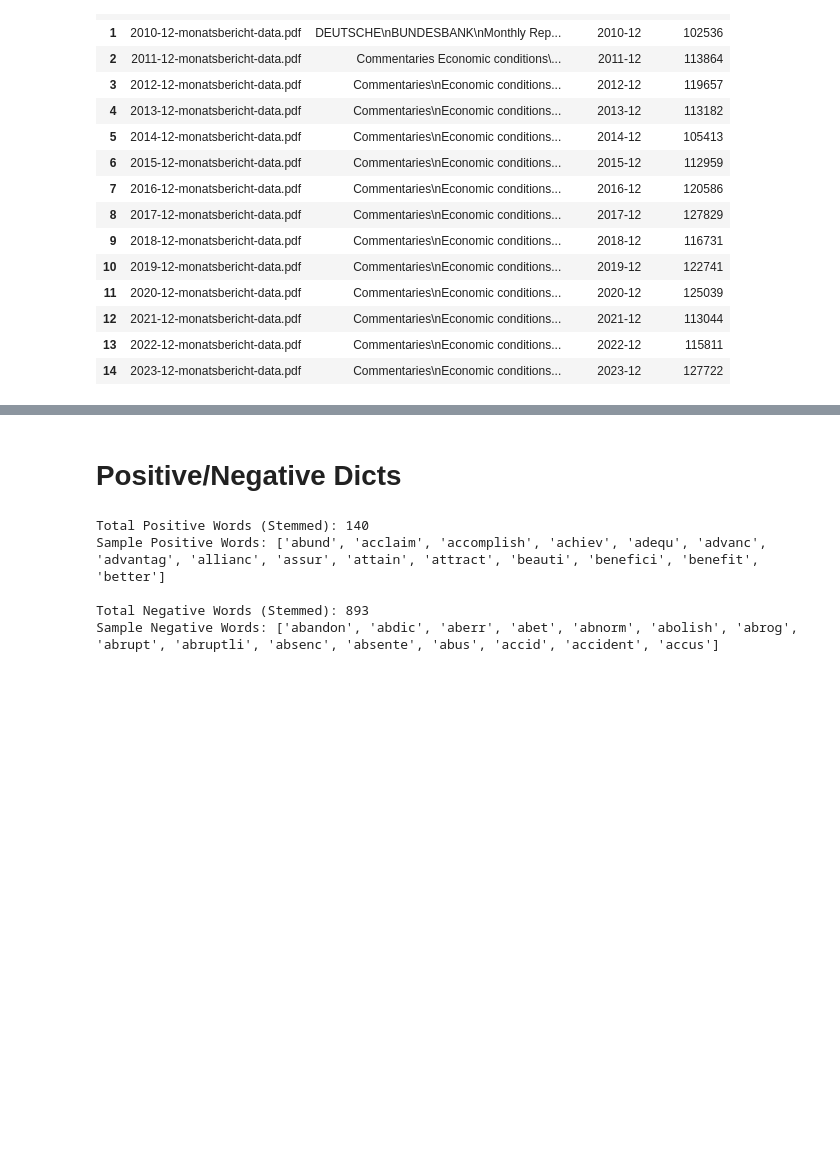
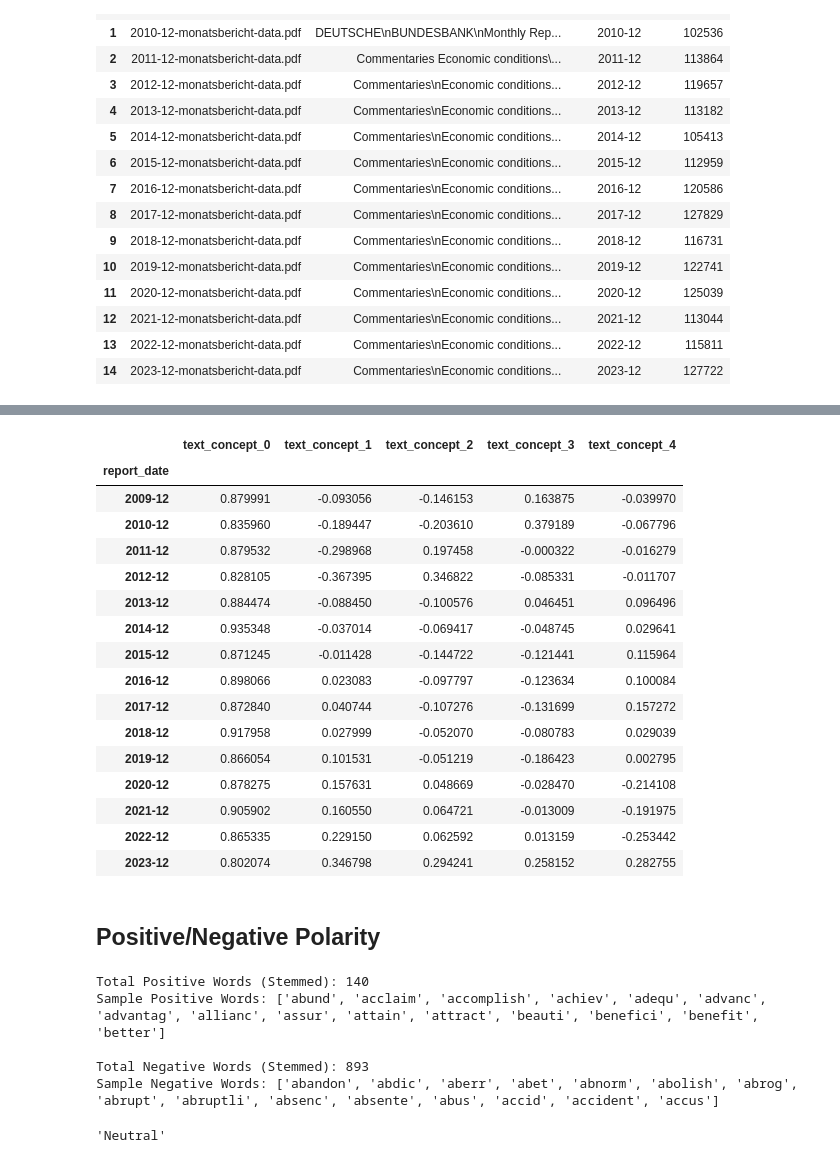
Before and after one commit to NhiPK/MLforEcon, a Jupyter notebook: TextProcessing.ipynb, the cells around one changed output, grey strips where cells are left out. Cells and saved outputs as stored; diff of their text form; code cells hidden in the pictures; blank space fills up the shorter version.

```diff
--- a/TextProcessing.ipynb
+++ b/TextProcessing.ipynb
@@ -222,0 +453,39 @@ display(df_sentiment)
+# %%
+# Compress DTM using TruncatedSVD (LSA) to reduce dimensionality and extract semantic topics
+from sklearn.decomposition import TruncatedSVD
+
+# Set report_date as the index for the sentiment results
+df_dtm = df_dtm.set_index('report_date')
+
+# Dimensionality Reduction of the massive DTM using TruncatedSVD (LSA)
+# Compressing sparse word columns into 5 dense semantic topics
+n_topics = 5
+svd = TruncatedSVD(n_components=n_topics, random_state=42)
+dtm_reduced = svd.fit_transform(df_dtm)
+
+# Convert the reduced matrix back into a structured DataFrame
+component_names = [f"text_concept_{i}" for i in range(n_topics)]
+df_text_concepts = pd.DataFrame(
+    dtm_reduced,
+    columns=component_names,
+    index=df_dtm.index
+)
+display(df_text_concepts)
+# %% [output]
+|  | text_concept_0 | text_concept_1 | text_concept_2 | text_concept_3 | text_concept_4 |
+| report_date |  |  |  |  |  |
+| 2009-12 | 0.879991 | -0.093056 | -0.146153 | 0.163875 | -0.039970 |
+| 2010-12 | 0.835960 | -0.189447 | -0.203610 | 0.379189 | -0.067796 |
+| 2011-12 | 0.879532 | -0.298968 | 0.197458 | -0.000322 | -0.016279 |
+| 2012-12 | 0.828105 | -0.367395 | 0.346822 | -0.085331 | -0.011707 |
+| 2013-12 | 0.884474 | -0.088450 | -0.100576 | 0.046451 | 0.096496 |
+| 2014-12 | 0.935348 | -0.037014 | -0.069417 | -0.048745 | 0.029641 |
+| 2015-12 | 0.871245 | -0.011428 | -0.144722 | -0.121441 | 0.115964 |
+| 2016-12 | 0.898066 | 0.023083 | -0.097797 | -0.123634 | 0.100084 |
+| 2017-12 | 0.872840 | 0.040744 | -0.107276 | -0.131699 | 0.157272 |
+| 2018-12 | 0.917958 | 0.027999 | -0.052070 | -0.080783 | 0.029039 |
+| 2019-12 | 0.866054 | 0.101531 | -0.051219 | -0.186423 | 0.002795 |
+| 2020-12 | 0.878275 | 0.157631 | 0.048669 | -0.028470 | -0.214108 |
+| 2021-12 | 0.905902 | 0.160550 | 0.064721 | -0.013009 | -0.191975 |
+| 2022-12 | 0.865335 | 0.229150 | 0.062592 | 0.013159 | -0.253442 |
+| 2023-12 | 0.802074 | 0.346798 | 0.294241 | 0.258152 | 0.282755 |
@@ -223,5 +494,5 @@ display(df_sentiment)
 # %% [markdown]
-# Positive/Negative Dicts
+## Positive/Negative Polarity
 # %%
 import pysentiment2 as ps
 
@@ -243,3 +514,17 @@ Sample Positive Words: ['abund', 'acclaim', 'accomplish', 'achiev', 'adequ', 'ad
 
 Total Negative Words (Stemmed): 893
 Sample Negative Words: ['abandon', 'abdic', 'aberr', 'abet', 'abnorm', 'abolish', 'abrog', 'abrupt', 'abruptli', 'absenc', 'absente', 'abus', 'accid', 'accident', 'accus']
+# %%
+# To check if a word is in the positive or negative list, you can use the following function:
+def check_word_sentiment(word):
+    """Check if a word is in the positive or negative sentiment lists."""
+    if word in positive_words:
+        return "Positive"
+    elif word in negative_words:
+        return "Negative"
+    else:
+        return "Neutral"
+
+check_word_sentiment("down")
+# %% [output]
+'Neutral'
```
Also changed, not shown: parts of 21 cells of this notebook.
